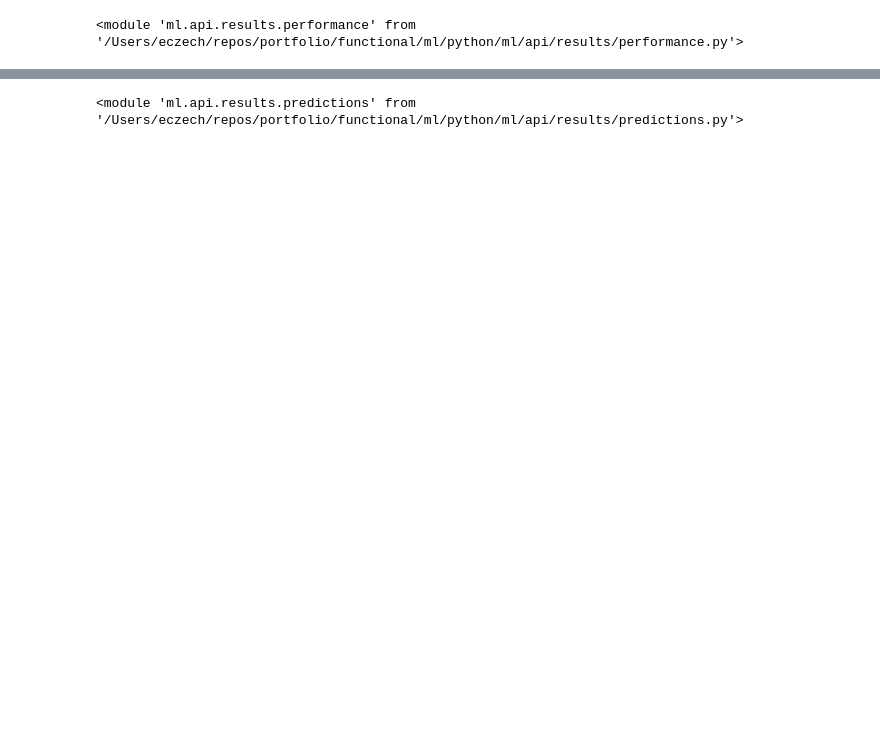
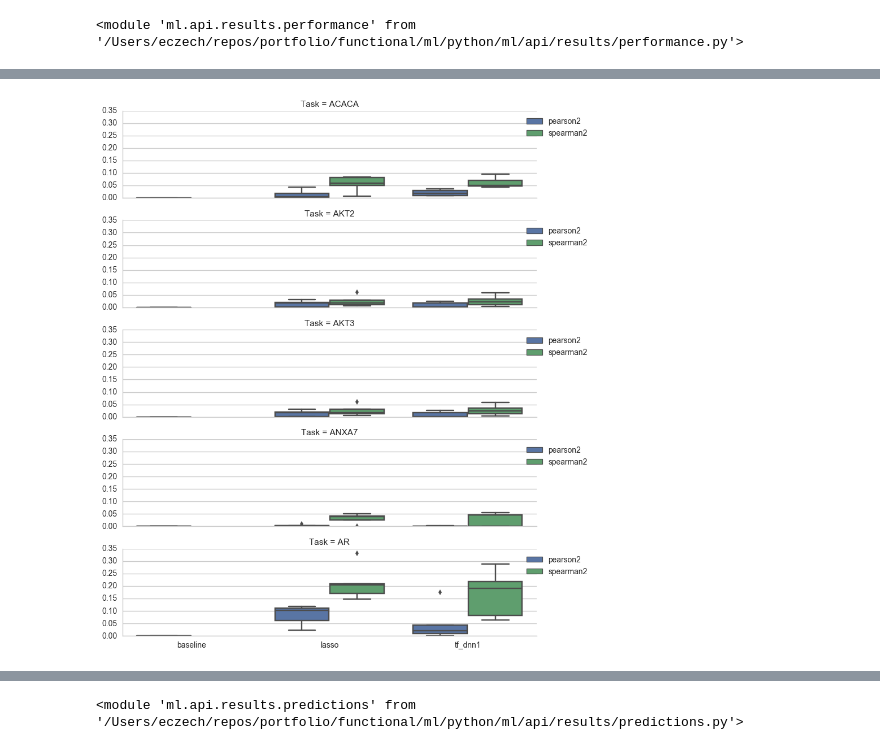
Before and after one commit to eric-czech/mgds, a Jupyter notebook: python/notebook/data_modeling/rppa_modeling/training.ipynb, the cells around one changed output, grey strips where cells are left out. Saved outputs shown, nothing was run; the diff lists cells and outputs as text; code cells hidden in the pictures; blank space fills up the shorter version.

```diff
--- a/python/notebook/data_modeling/rppa_modeling/training.ipynb
+++ b/python/notebook/data_modeling/rppa_modeling/training.ipynb
@@ -262,3 +419,8 @@ grid, d_viz = performance.plot_scores(d_score, metrics=None, tasks=tasks, figasp
+# %%
+tasks = performance.sample_tasks(d_score, random_state=None, limit=5)
+grid, d_viz = performance.plot_scores(d_score, metrics=['pearson2', 'spearman2'], tasks=tasks, figaspect=4, legend_margin=(1.14, 1))
+# %% [output]
+[figure, added]
 # %%
 d_pred.head()
 # %% [output]
```
Also changed, not shown: parts of 23 cells of this notebook.
